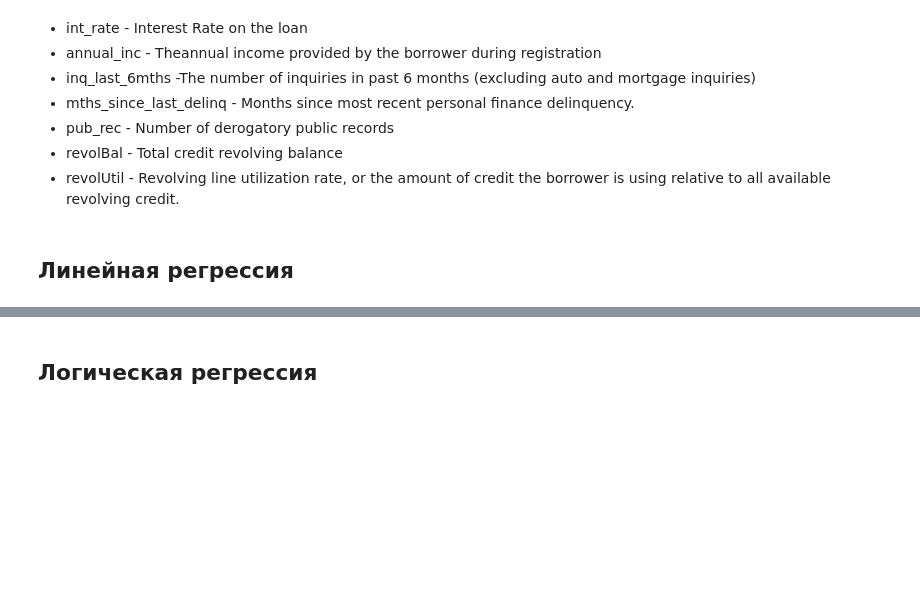
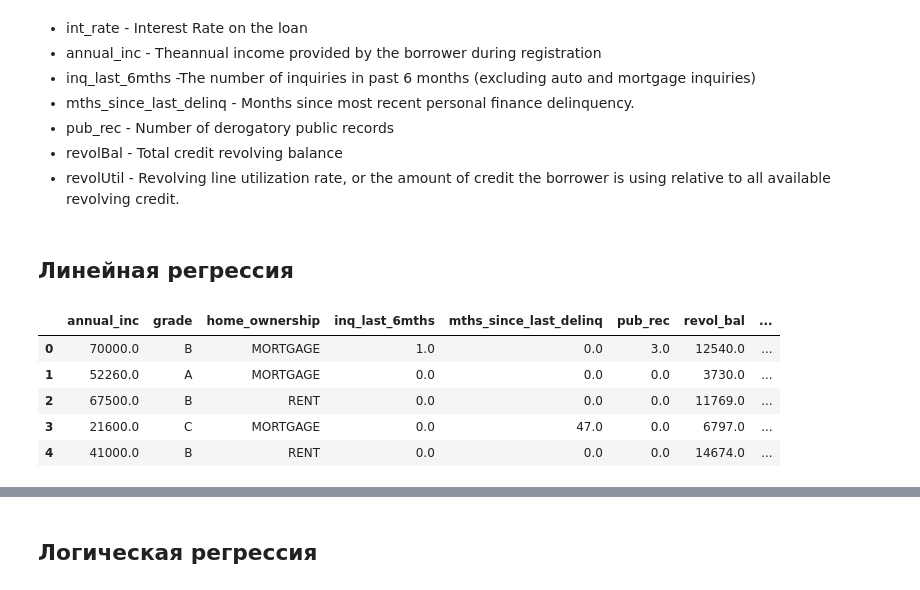
Before and after one commit to Anastasiyabordak/ODS_training, a Jupyter notebook: Models.ipynb, the cells around one changed output, grey strips where cells are left out. Cells and saved outputs as stored; diff of their text form; code cells hidden in the pictures; blank space fills up the shorter version.

```diff
--- a/Models.ipynb
+++ b/Models.ipynb
@@ -49,6 +70,14 @@ from sklearn import linear_model
 # %%
 y = train[train['int_rate'] >= 0]['int_rate'] # целевой признак
-x = train.loc[:,['annual_inc','inq_last_6mths','mths_since_last_delinq','pub_rec','revol_bal','revol_util','loan_status','tot_coll_amt'] ] # параметры
+x = train.loc[:,['annual_inc','grade','home_ownership','inq_last_6mths','mths_since_last_delinq','pub_rec','revol_bal','revol_util','loan_status','tot_coll_amt'] ] # параметры
 x['mths_since_last_delinq'] = x['mths_since_last_delinq'].fillna(0)
 x['revol_util'] = x['revol_util'].fillna(0)
 x['tot_coll_amt'] = x['tot_coll_amt'].fillna(0)
+x.head()
+# %% [output]
+|  | annual_inc | grade | home_ownership | inq_last_6mths | mths_since_last_delinq | pub_rec | revol_bal | ... |
+| 0 | 70000.0 | B | MORTGAGE | 1.0 | 0.0 | 3.0 | 12540.0 | ... |
+| 1 | 52260.0 | A | MORTGAGE | 0.0 | 0.0 | 0.0 | 3730.0 | ... |
+| 2 | 67500.0 | B | RENT | 0.0 | 0.0 | 0.0 | 11769.0 | ... |
+| 3 | 21600.0 | C | MORTGAGE | 0.0 | 47.0 | 0.0 | 6797.0 | ... |
+| 4 | 41000.0 | B | RENT | 0.0 | 0.0 | 0.0 | 14674.0 | ... |
```
Also changed, not shown: parts of 10 cells of this notebook.
